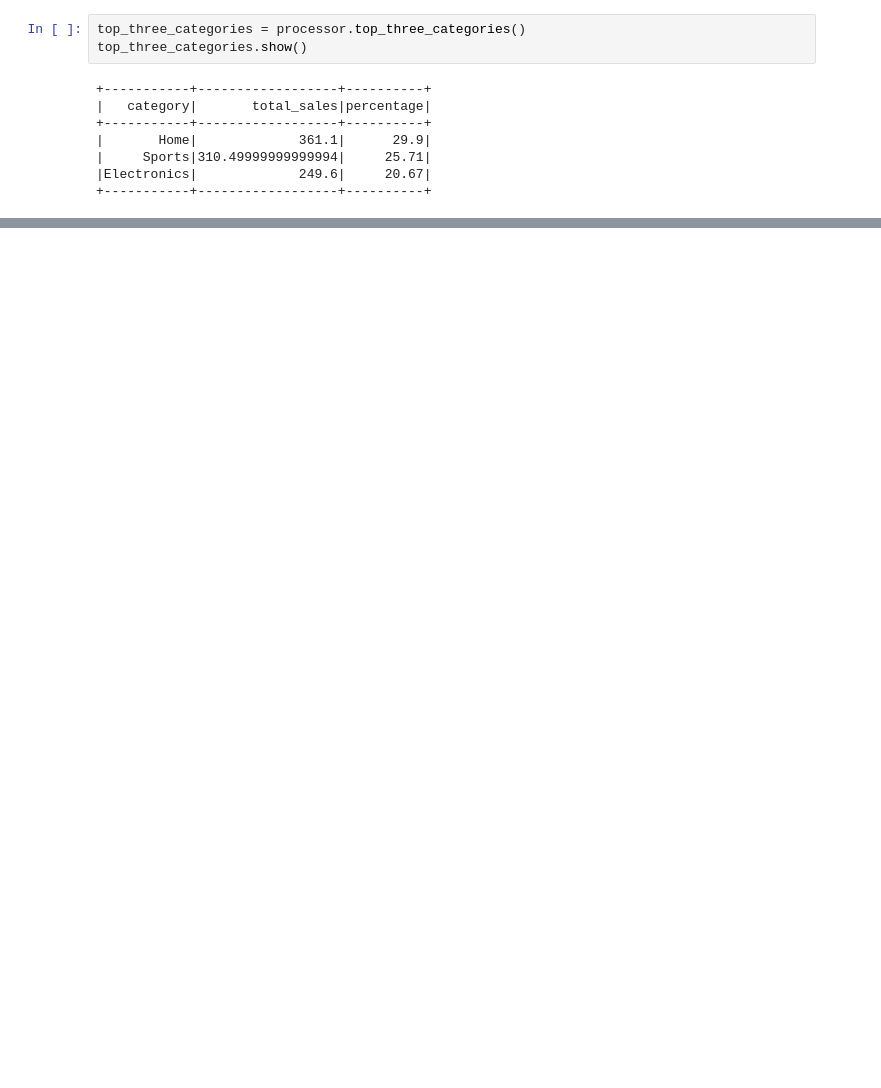
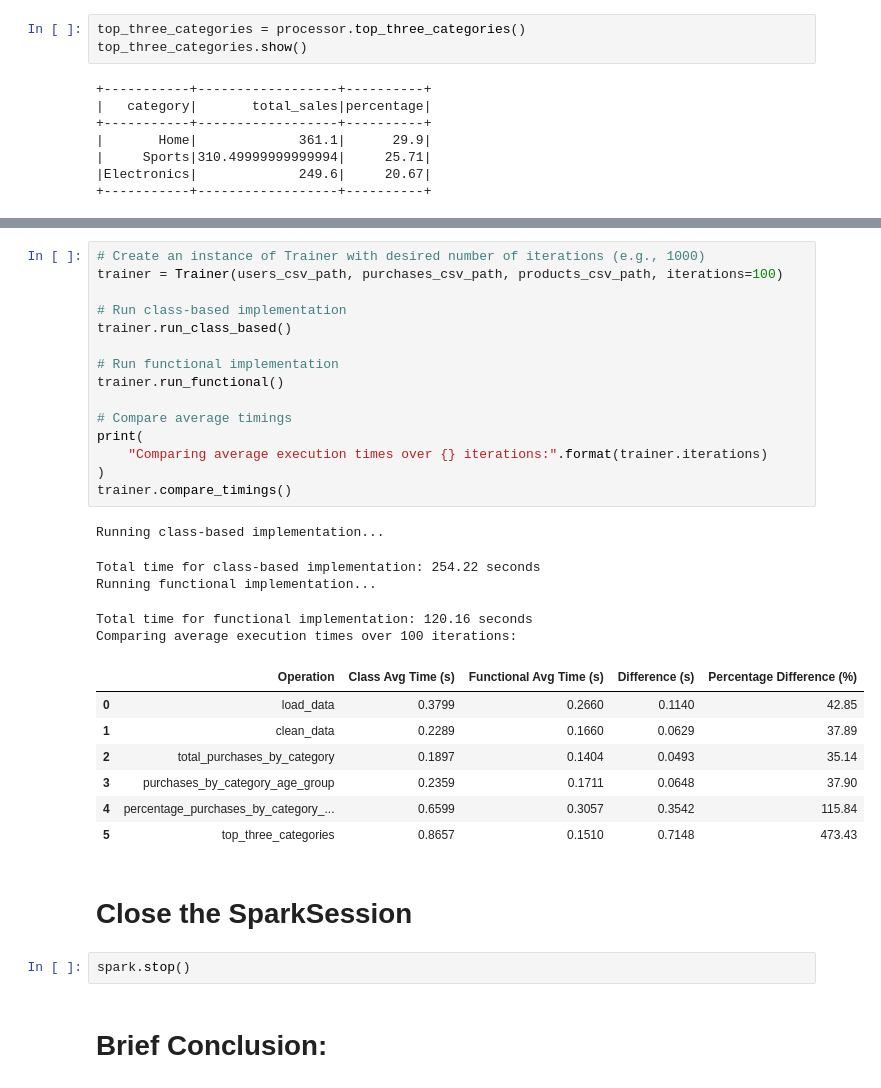
Before and after one commit to DeadNord/goit-de-hw-03, a Jupyter notebook: main.ipynb, the cells around one changed output, grey strips where cells are left out. Cells and saved outputs as stored; diff of their text form; blank space fills up the shorter version.

```diff
--- a/main.ipynb
+++ b/main.ipynb
@@ -142,0 +528,34 @@ spark.stop()
+# %%
+# Create an instance of Trainer with desired number of iterations (e.g., 1000)
+trainer = Trainer(users_csv_path, purchases_csv_path, products_csv_path, iterations=100)
+
+# Run class-based implementation
+trainer.run_class_based()
+
+# Run functional implementation
+trainer.run_functional()
+
+# Compare average timings
+print(
+    "Comparing average execution times over {} iterations:".format(trainer.iterations)
+)
+trainer.compare_timings()
+# %% [output]
+Running class-based implementation...
+Total time for class-based implementation: 254.22 seconds
+Running functional implementation...
+Total time for functional implementation: 120.16 seconds
+Comparing average execution times over 100 iterations:
+|  | Operation | Class Avg Time (s) | Functional Avg Time (s) | Difference (s) | Percentage Difference (%) |
+| 0 | load_data | 0.3799 | 0.2660 | 0.1140 | 42.85 |
+| 1 | clean_data | 0.2289 | 0.1660 | 0.0629 | 37.89 |
+| 2 | total_purchases_by_category | 0.1897 | 0.1404 | 0.0493 | 35.14 |
+| 3 | purchases_by_category_age_group | 0.2359 | 0.1711 | 0.0648 | 37.90 |
+| 4 | percentage_purchases_by_category_... | 0.6599 | 0.3057 | 0.3542 | 115.84 |
+| 5 | top_three_categories | 0.8657 | 0.1510 | 0.7148 | 473.43 |
+# %% [markdown]
+# Close the SparkSession
+# %%
+spark.stop()
+# %% [markdown]
+# Brief Conclusion:
```
Also changed, not shown: parts of 29 cells of this notebook.
